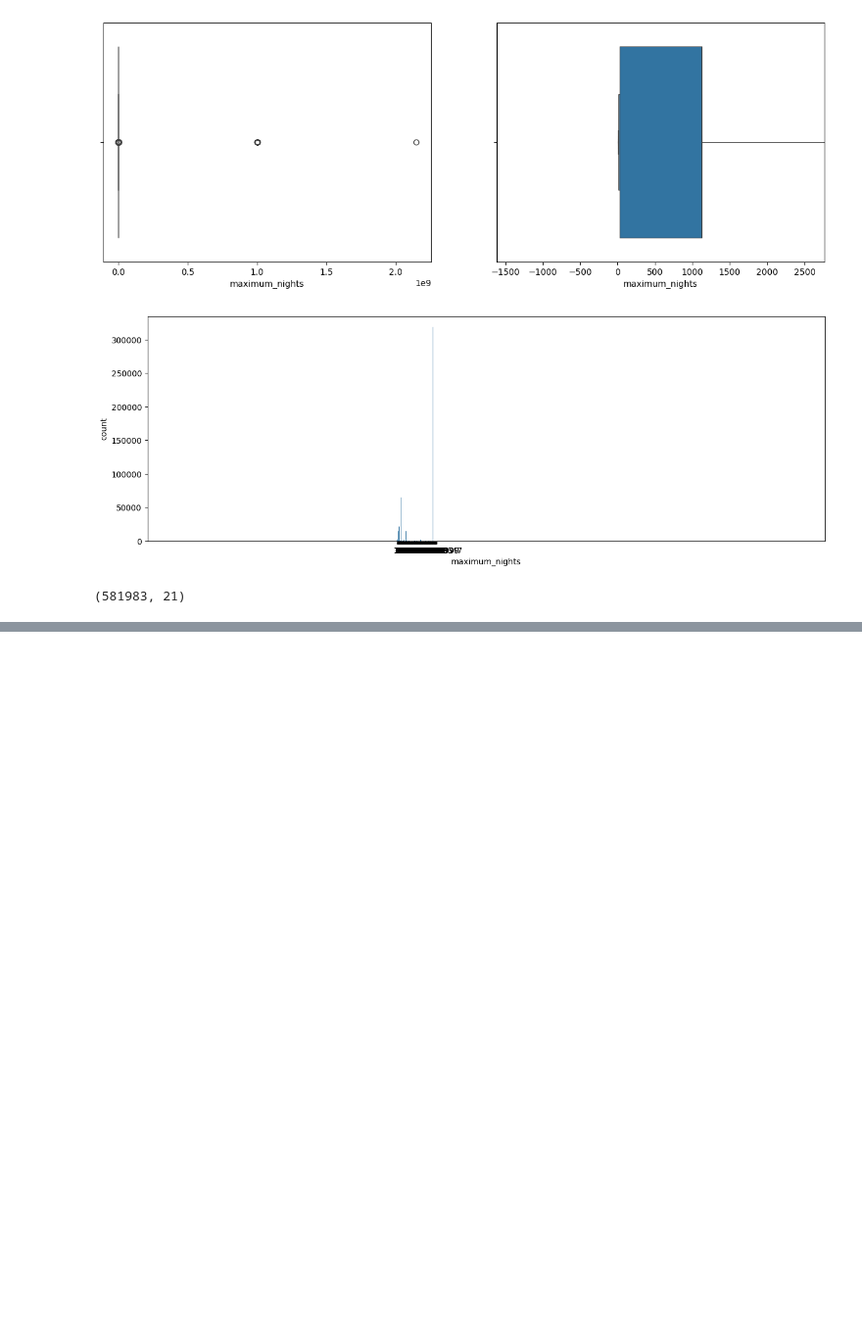
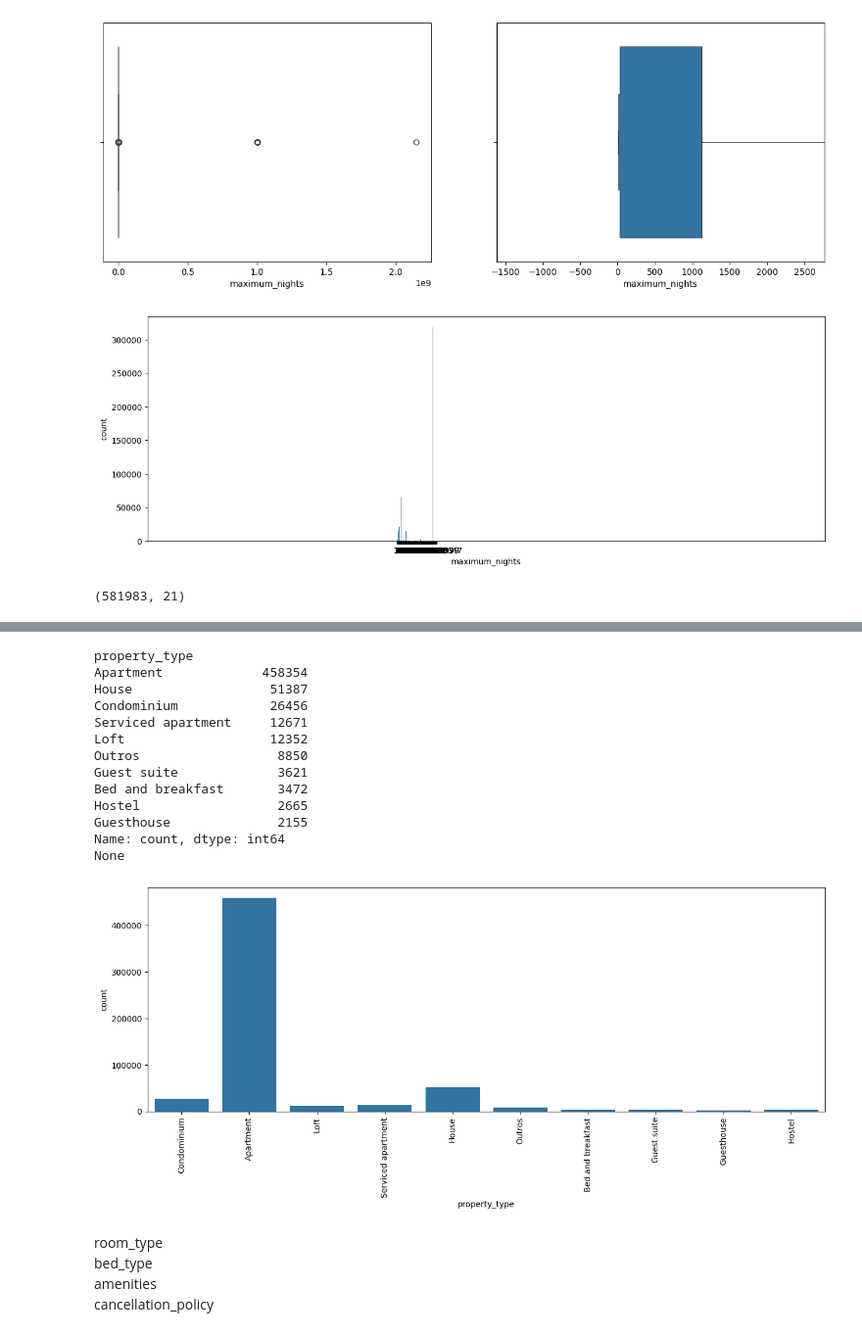
Before and after one commit to guilhermeluizcosta/Projeto-CienciaDeDados, a Jupyter notebook: Projeto.ipynb, the cells around one changed output, grey strips where cells are left out. Shown: that part at 98% size. Saved outputs shown, nothing was run; the diff lists cells and outputs as text; code cells hidden in the pictures; blank space fills up the shorter version.

```diff
--- a/Projeto.ipynb
+++ b/Projeto.ipynb
@@ -403,0 +444,35 @@ number_of_reviews
+# %%
+tabela_tipos_casa = base_airbnb['property_type'].value_counts()
+colunas_agrupar = []
+for tipo in tabela_tipos_casa.index:
+    if tabela_tipos_casa[tipo]<2000:
+        colunas_agrupar.append(tipo)
+
+for tipo in colunas_agrupar:
+    base_airbnb.loc[base_airbnb['property_type']==tipo,'property_type'] = 'Outros'
+
+print(print(base_airbnb['property_type'].value_counts()))
+plt.figure(figsize=(15,5))
+grafico = sns.countplot(data= base_airbnb,x= 'property_type')
+grafico.tick_params(axis= 'x', rotation = 90)
+# %% [output]
+property_type
+Apartment             458354
+House                  51387
+Condominium            26456
+Serviced apartment     12671
+Loft                   12352
+Outros                  8850
+Guest suite             3621
+Bed and breakfast       3472
+Hostel                  2665
+Guesthouse              2155
+Name: count, dtype: int64
+None
+[figure, added]
+# %% [markdown]
+
+room_type
+bed_type
+amenities
+cancellation_policy
```
Also changed, not shown: parts of 10 cells of this notebook.
